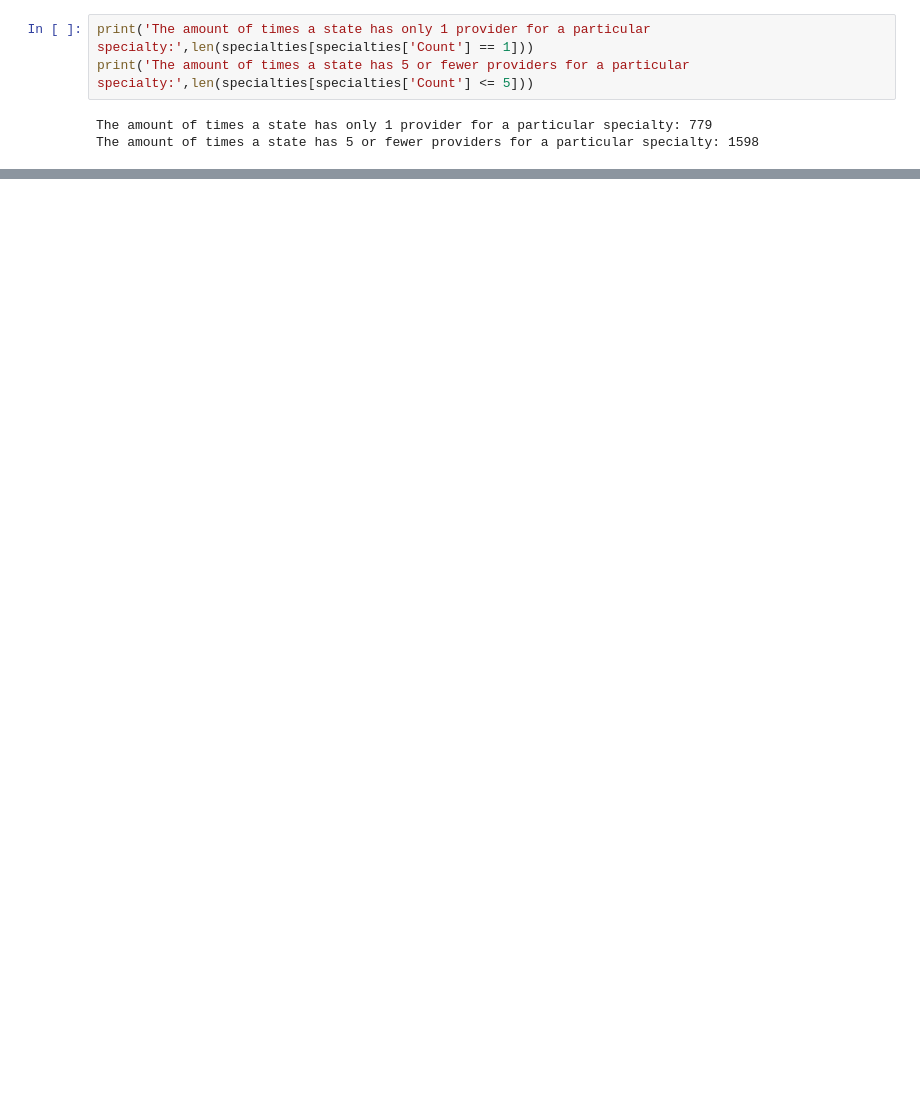
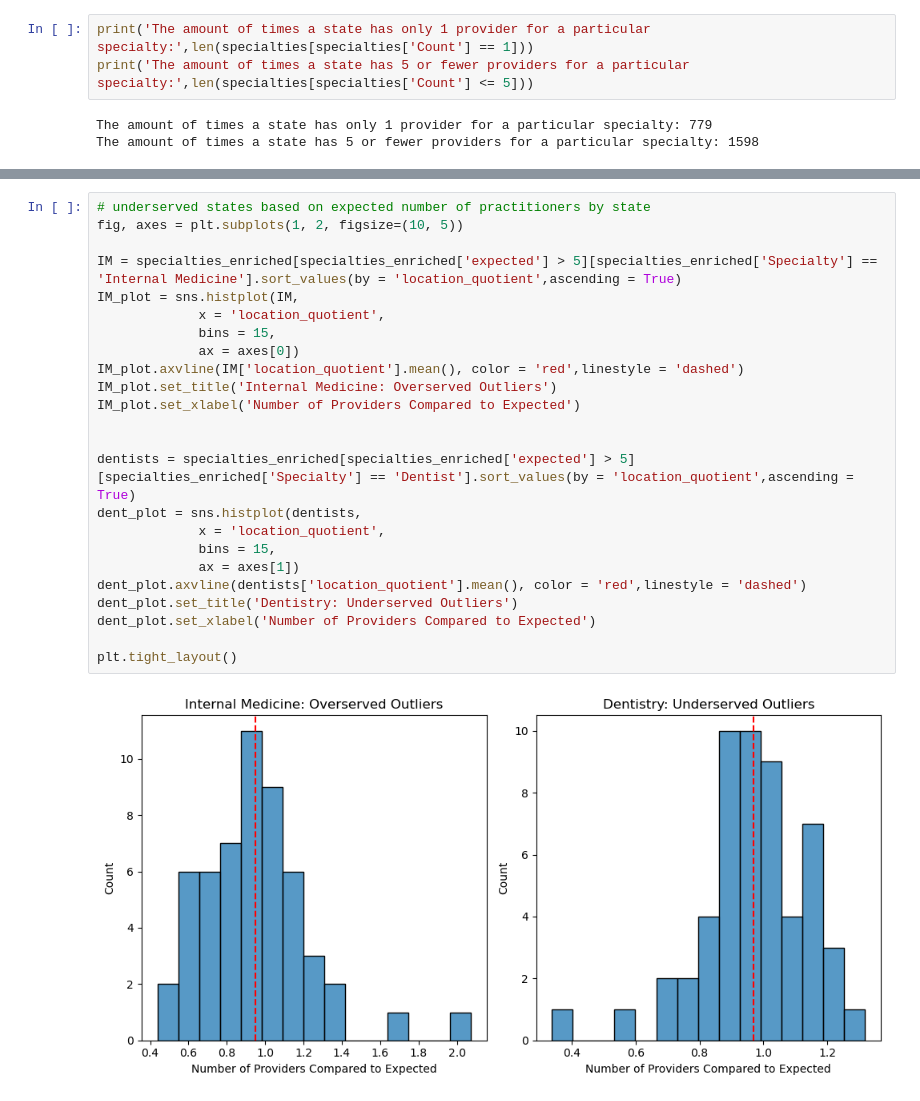
Before and after one commit to tonyinarula/Medicare-Part-D-Prescribing-Analysis, a Jupyter notebook: analysis.ipynb, the cells around one changed output, grey strips where cells are left out. Saved outputs shown, nothing was run; the diff lists cells and outputs as text; blank space fills up the shorter version.

```diff
--- a/analysis.ipynb
+++ b/analysis.ipynb
@@ -287,0 +315,26 @@ Name: Count, dtype: int64
+# %%
+# underserved states based on expected number of practitioners by state
+fig, axes = plt.subplots(1, 2, figsize=(10, 5))
+
+IM = specialties_enriched[specialties_enriched['expected'] > 5][specialties_enriched['Specialty'] == 'Internal Medicine'].sort_values(by = 'location_quotient',ascending = True)
+IM_plot = sns.histplot(IM,
+             x = 'location_quotient',
+             bins = 15,
+             ax = axes[0])
+IM_plot.axvline(IM['location_quotient'].mean(), color = 'red',linestyle = 'dashed')
+IM_plot.set_title('Internal Medicine: Overserved Outliers')
+IM_plot.set_xlabel('Number of Providers Compared to Expected')
+
+
+dentists = specialties_enriched[specialties_enriched['expected'] > 5][specialties_enriched['Specialty'] == 'Dentist'].sort_values(by = 'location_quotient',ascending = True)
+dent_plot = sns.histplot(dentists,
+             x = 'location_quotient',
+             bins = 15,
+             ax = axes[1])
+dent_plot.axvline(dentists['location_quotient'].mean(), color = 'red',linestyle = 'dashed')
+dent_plot.set_title('Dentistry: Underserved Outliers')
+dent_plot.set_xlabel('Number of Providers Compared to Expected')
+
+plt.tight_layout()
+# %% [output]
+[figure, added]
```
Also changed, not shown: parts of 4 cells of this notebook.
